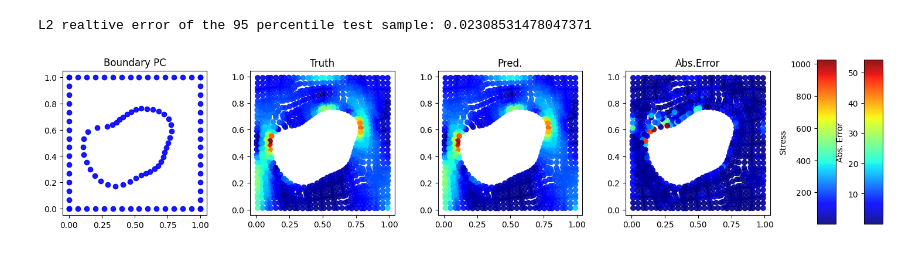
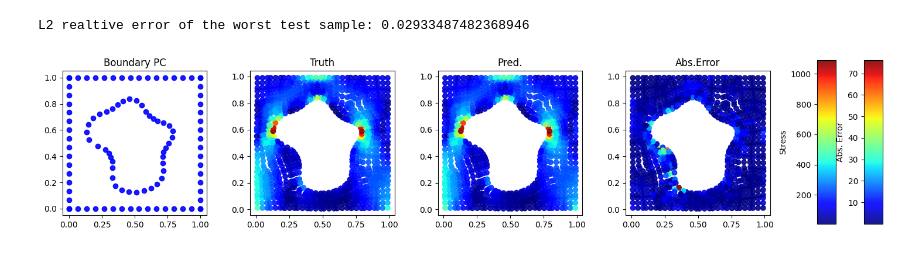
Before and after one commit to QibangLiu/GINOT, a Jupyter notebook: postp_elasticity.ipynb, the cells around one changed output. Saved outputs shown, nothing was run; the diff lists cells and outputs as text; code cells hidden in the pictures.

```diff
--- a/postp_elasticity.ipynb
+++ b/postp_elasticity.ipynb
@@ -175,16 +175,16 @@ L2 realtive error of the 50 percentile test sample: 0.012209523469209671
 # %%
 # plot the worst sample
-index = sort_idx[int(len(sort_idx)*0.95)-1]
+index = sort_idx[int(len(sort_idx))-1]
 print(
-    f"L2 realtive error of the 95 percentile test sample: {error_s[index]}")
+    f"L2 realtive error of the worst test sample: {error_s[index]}")
 verts_test = verts_all_test[index]
 surface_pc_test = pc_all_test[index]
 True_s_test = s_true_test[index]
 Pred_s_test = s_pred_test[index]
 plot_results(surface_pc_test, verts_test, True_s_test, Pred_s_test)
 # %% [output]
-L2 realtive error of the 95 percentile test sample: 0.02308531478047371
+L2 realtive error of the worst test sample: 0.02933487482368946
-[figure, old version]
+[figure, new version]
 # %%
 loss_file = filebase + "/logs.json"
 with open(loss_file, 'r') as f:
```
Also changed, not shown: parts of 7 cells of this notebook, 16 other files.
